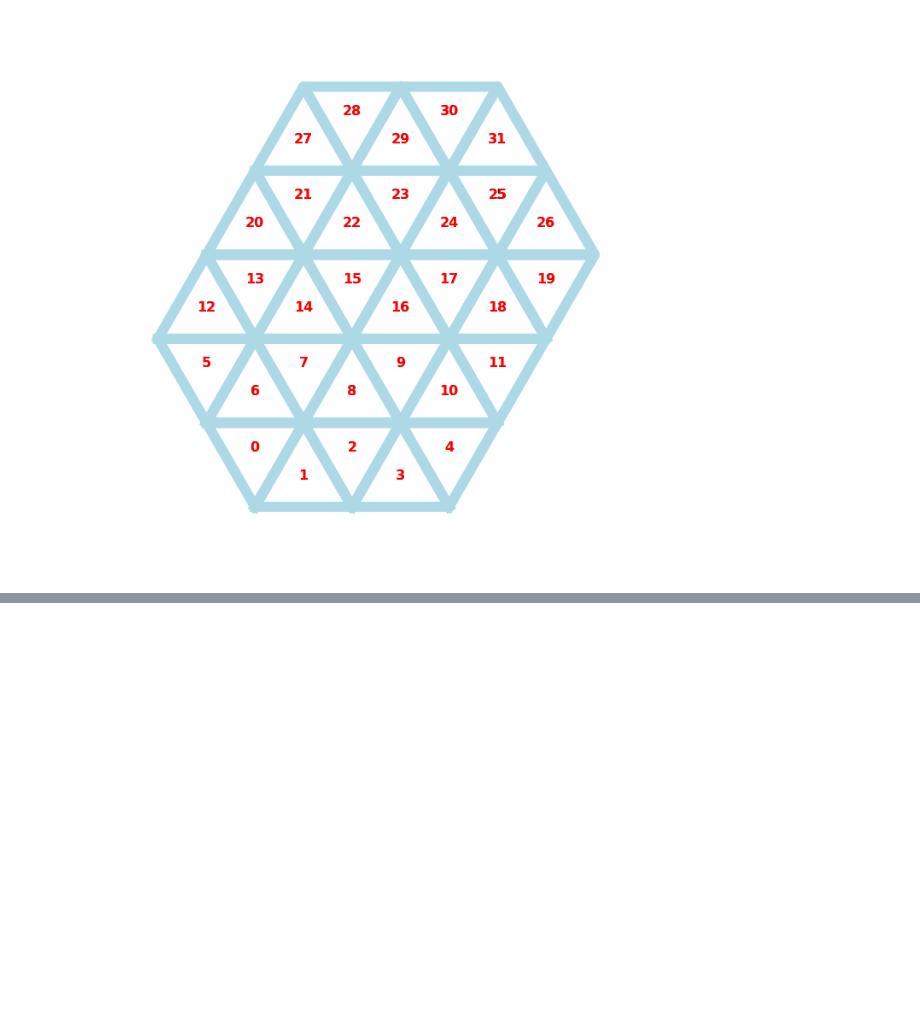
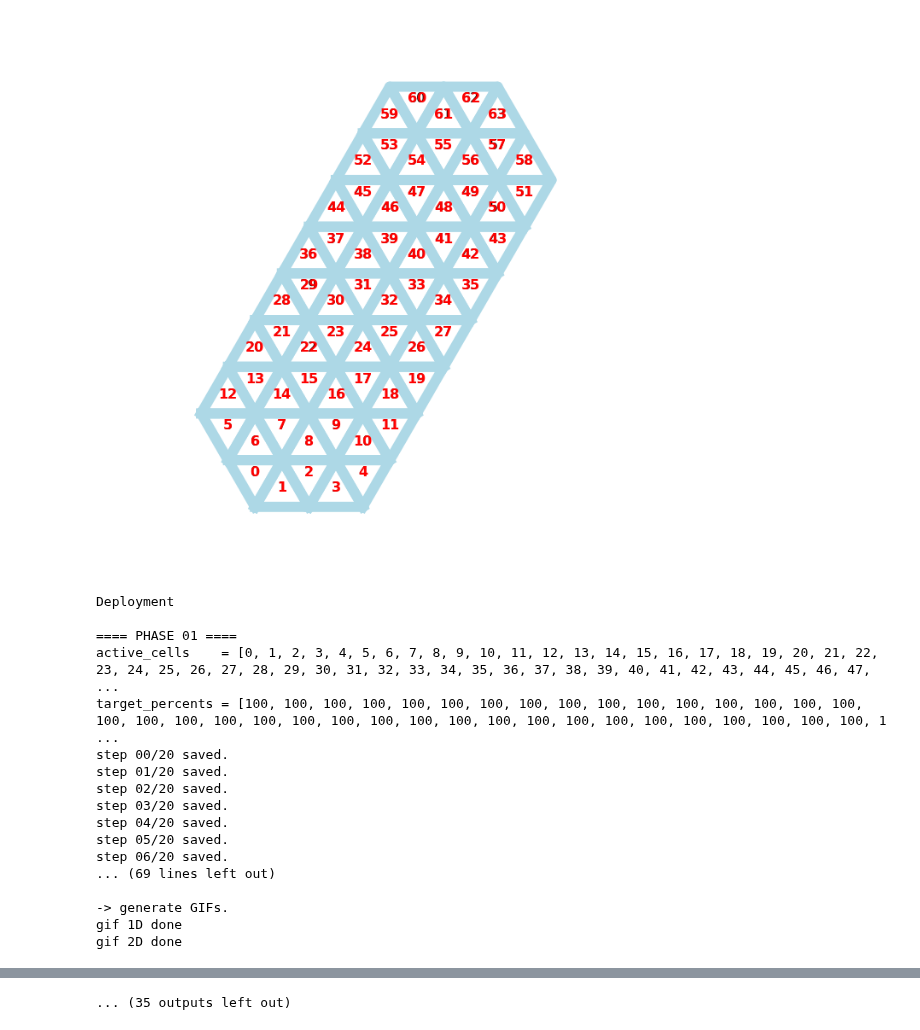
Before and after one commit to udaykusupati/ActuationUmbrellaMeshes, a Jupyter notebook: python/actuation_experiments/external_deployment.ipynb, the cells around one changed output, grey strips where cells are left out. Saved outputs shown, nothing was run; the diff lists cells and outputs as text; code cells hidden in the pictures; blank space fills up the shorter version.

```diff
--- a/python/actuation_experiments/external_deployment.ipynb
+++ b/python/actuation_experiments/external_deployment.ipynb
@@ -12,7 +12,7 @@ saddle_path = data_folder_path+'saddle_5t.json.gz'
 peanut_path = data_folder_path+'peanut_fp_low.json.gz'
 # mesh_path="../../data/plane_equi.obj"
 
-mesh_path = saddle_path
+mesh_path = peanut_path
 # %%
 degree = 3
 # %%
@@ -37,4 +47,62 @@ target_percents = [[100]*len(active_cells[0]), [50]*len(active_cells[0])]
+# %%
+active_cells_2act_all_path_end = [[7, 14, 32, 25, 56, 49], [7, 14, 32, 25, 49, 48], [14, 15, 32, 25, 48, 41], [15, 22, 25, 24, 41, 40], [22, 23, 24, 23, 40, 39]]
+nb_steps = 4
+# %%
+all_active = [
+    active_cells_all,
+    active_cells_paths,
+    active_cells_path_after_path,
+    active_cells_cum_path,
+    active_cells_bumps,
+    active_cells_bump_after_bump,
+    active_cells_cum_bumps,
+    active_cells_2act,
+    active_cells_2act_all_path_start,
+    active_cells_2act_all_path_end
+]
+all_steps = [
+20,
+20,
+7,
+7,
+20,
+7,
+7,
+2,
+4,
+4]
+all_names = [
+'all',
+'paths',
+'path_after_path',
+'cum_path',
+'bumps',
+'bump_after_bump',
+'cum_bumps',
+'2actuators',
+'2act_start',
+'2act_end']
 # %%
-non_regular_grid(mesh_path, degree, category, name, steps, deployment, active_cells, target_percents, verbose=True)
+for active_cells, nb_steps, name in zip(all_active, all_steps, all_names):
+    target_percents = [[100]*len(a) for a in active_cells]
+    steps           = [nb_steps]*len(active_cells)
+    non_regular_grid(mesh_path, degree, category, name, steps, deployment, active_cells, target_percents, verbose=True)
 # %% [output]
-[figure, old version]
+[figure, new version]
+Deployment
+
+==== PHASE 01 ====
+active_cells    = [0, 1, 2, 3, 4, 5, 6, 7, 8, 9, 10, 11, 12, 13, 14, 15, 16, 17, 18, 19, 20, 21, 22, 23, 24, 25, 26, 27, 28, 29, 30, 31, 32, 33, 34, 35, 36, 37, 38, 39, 40, 41, 42, 43, 44, 45, 46, 47, ...
+target_percents = [100, 100, 100, 100, 100, 100, 100, 100, 100, 100, 100, 100, 100, 100, 100, 100, 100, 100, 100, 100, 100, 100, 100, 100, 100, 100, 100, 100, 100, 100, 100, 100, 100, 100, 100, 100, 1 ...
+step 00/20 saved.
+step 01/20 saved.
+step 02/20 saved.
+step 03/20 saved.
+step 04/20 saved.
+step 05/20 saved.
+step 06/20 saved.
+... (69 lines left out)
+
+-> generate GIFs.
+gif 1D done
+gif 2D done
@@ -58,0 +167 @@ gif 2D done
+... (35 outputs left out)
```
Also changed, not shown: parts of 16 cells of this notebook, 4 other files.
